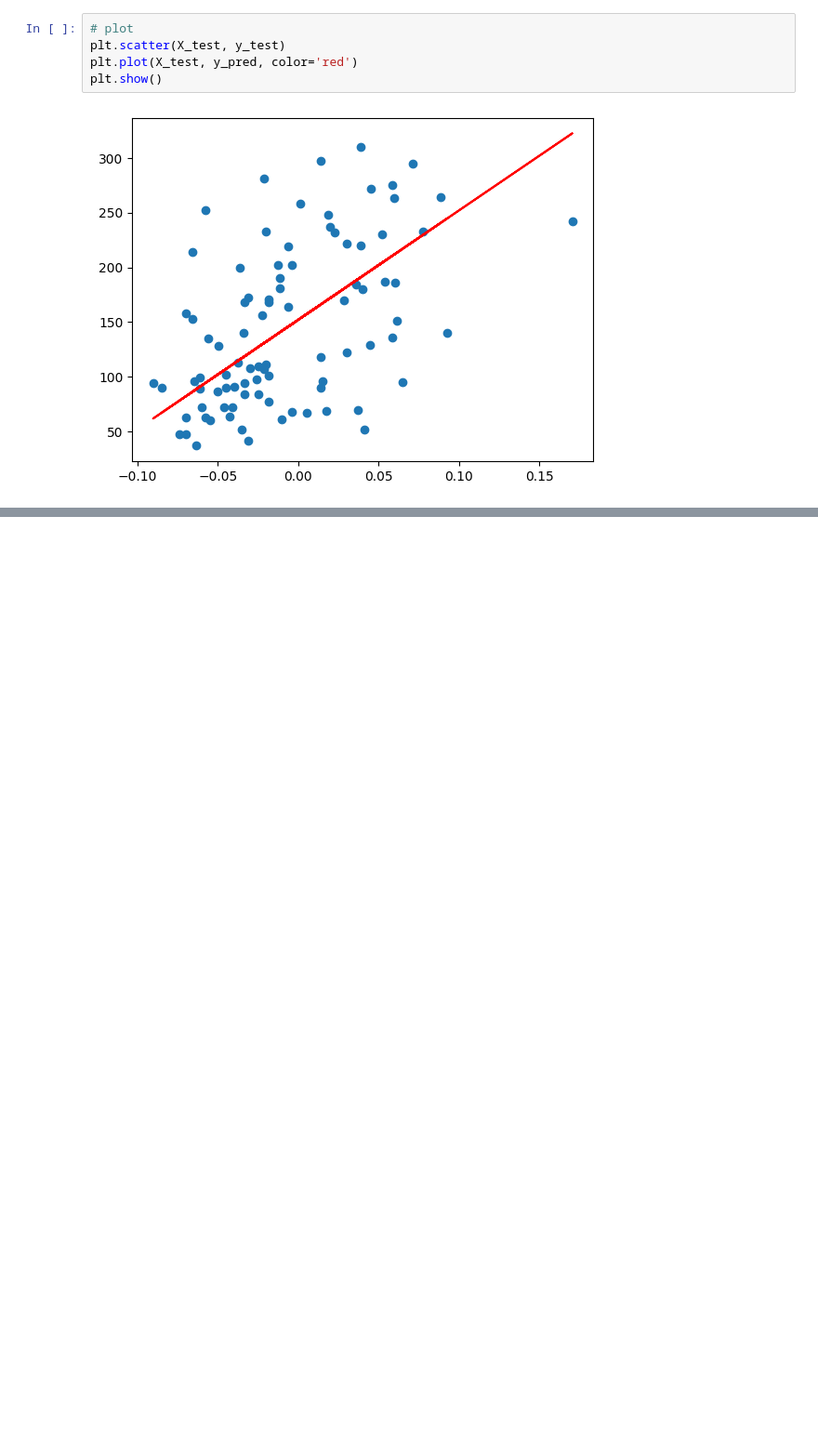
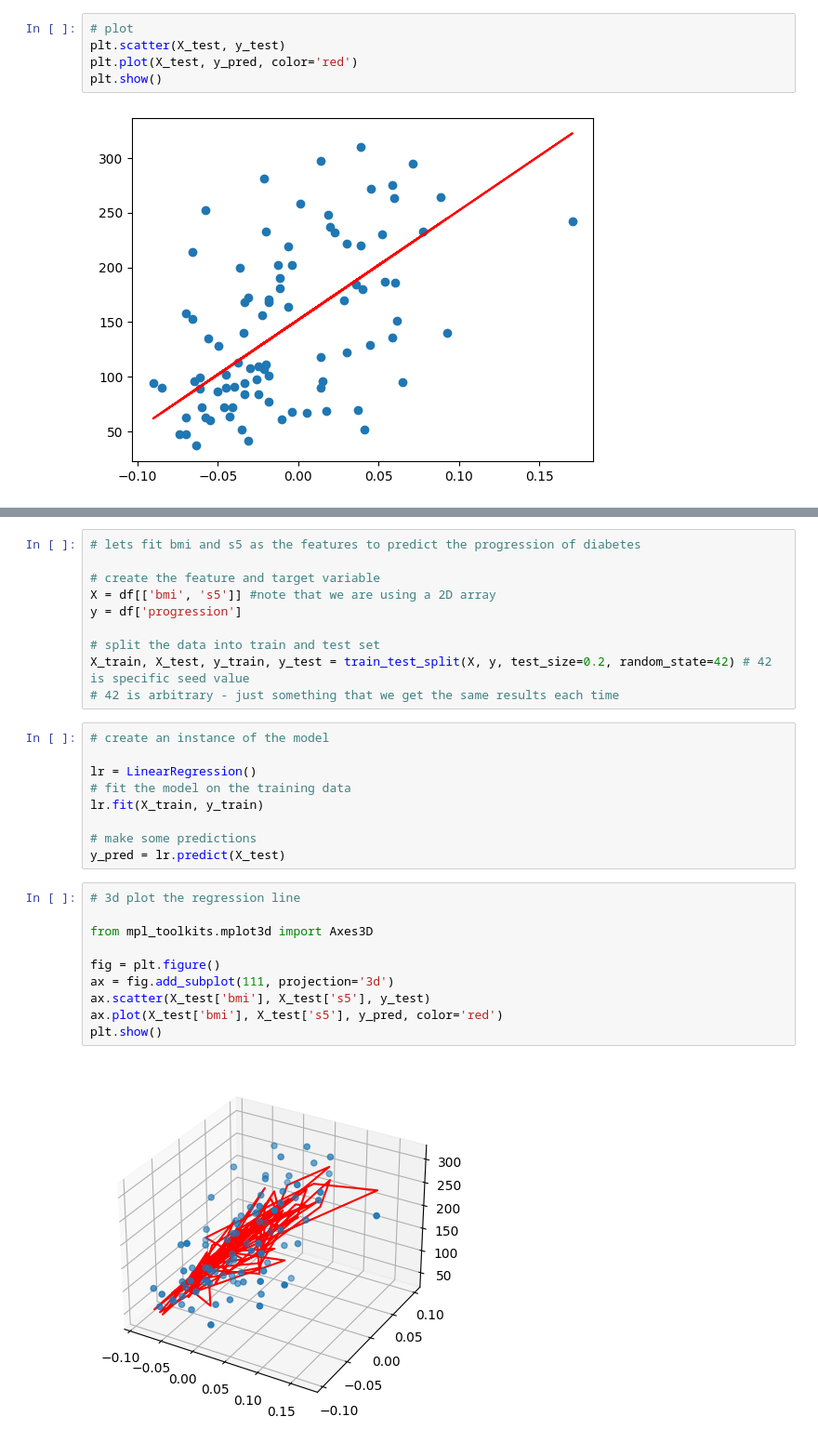
Before and after one commit to ValRCS/Python_SheGoesTech_22, a Jupyter notebook: Days_28_30_Machine_Learning/regression_diabetes.ipynb, the cells around one changed output, grey strips where cells are left out. Shown at 93% size. Cells and saved outputs as stored; diff of their text form; blank space fills up the shorter version.

Commit message:
two feature regression and plot

```diff
--- a/Days_28_30_Machine_Learning/regression_diabetes.ipynb
+++ b/Days_28_30_Machine_Learning/regression_diabetes.ipynb
@@ -95,0 +168,31 @@ plt.show()
+# %%
+# lets fit bmi and s5 as the features to predict the progression of diabetes
+
+# create the feature and target variable
+X = df[['bmi', 's5']] #note that we are using a 2D array
+y = df['progression']
+
+# split the data into train and test set
+X_train, X_test, y_train, y_test = train_test_split(X, y, test_size=0.2, random_state=42) # 42 is specific seed value
+# 42 is arbitrary - just something that we get the same results each time
+# %%
+# create an instance of the model
+
+lr = LinearRegression()
+# fit the model on the training data
+lr.fit(X_train, y_train)
+
+# make some predictions
+y_pred = lr.predict(X_test)
+# %%
+# 3d plot the regression line
+
+from mpl_toolkits.mplot3d import Axes3D
+
+fig = plt.figure()
+ax = fig.add_subplot(111, projection='3d')
+ax.scatter(X_test['bmi'], X_test['s5'], y_test)
+ax.plot(X_test['bmi'], X_test['s5'], y_pred, color='red')
+plt.show()
+# %% [output]
+[figure, added]
```
Also changed, not shown: parts of 5 cells of this notebook.
